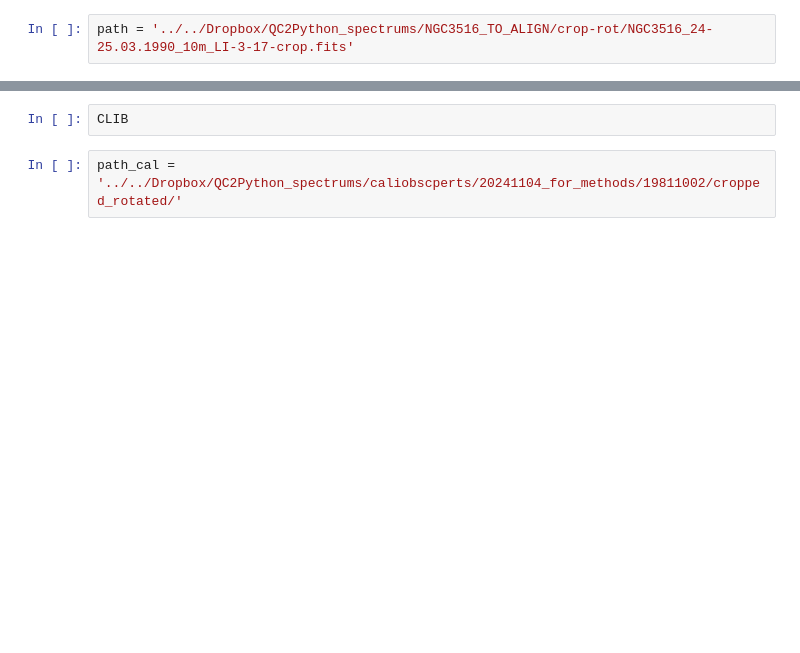
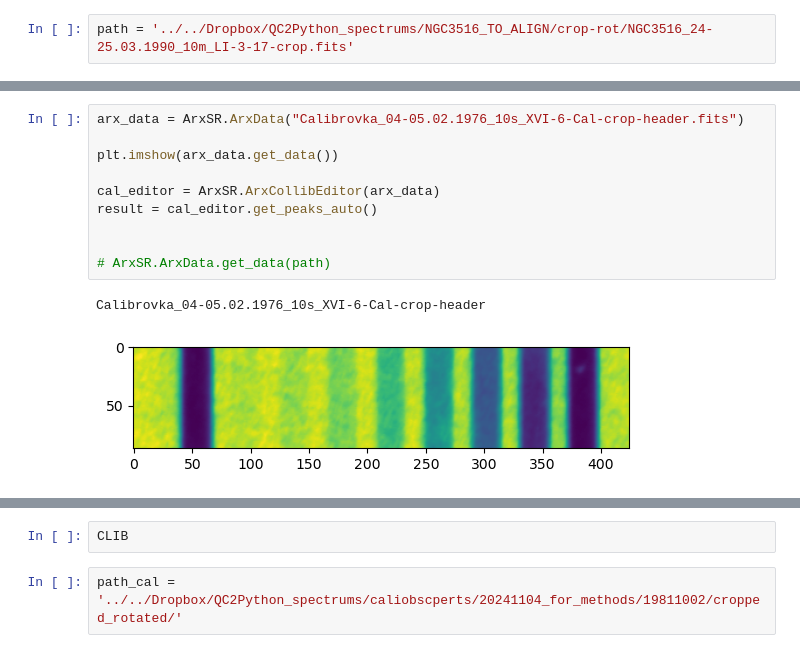
Before and after one commit to ill-i/ArXSP, a Jupyter notebook: Pro.AP22784884/20250503_tester.ipynb, the cells around one changed output, grey strips where cells are left out. Saved outputs shown, nothing was run; the diff lists cells and outputs as text; blank space fills up the shorter version.

```diff
--- a/Pro.AP22784884/20250503_tester.ipynb
+++ b/Pro.AP22784884/20250503_tester.ipynb
@@ -84 +103,14 @@ NGC3516_24-25.03.1990_10m_LI-3-17-crops
+# %%
+arx_data = ArxSR.ArxData("Calibrovka_04-05.02.1976_10s_XVI-6-Cal-crop-header.fits")
+
+plt.imshow(arx_data.get_data())
+
+cal_editor = ArxSR.ArxCollibEditor(arx_data)
+result = cal_editor.get_peaks_auto()
+
+
+# ArxSR.ArxData.get_data(path)
+# %% [output]
+Calibrovka_04-05.02.1976_10s_XVI-6-Cal-crop-header
+[figure, added]
 # %%
```
Also changed, not shown: parts of 22 cells of this notebook, 10 other files.
